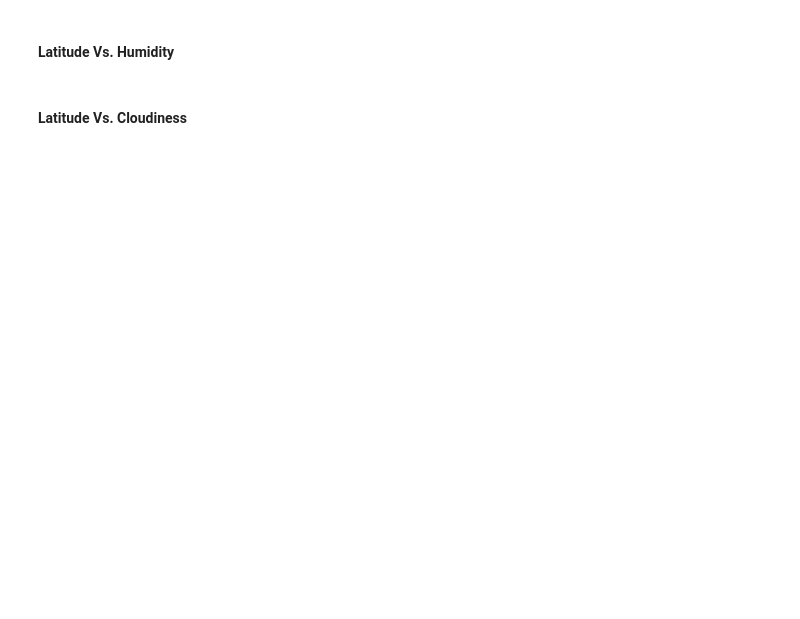
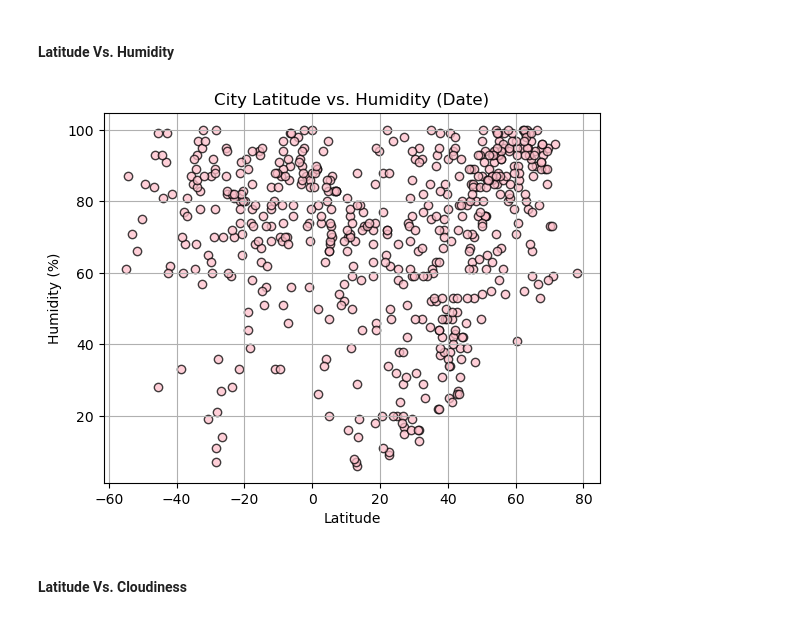
Before and after one commit to ThatCoryGirl/API-world-weather-challenge, a Jupyter notebook: Resources/WeatherPy.ipynb, the cells around one changed output. Saved outputs shown, nothing was run; the diff lists cells and outputs as text; code cells hidden in the pictures; blank space fills up the shorter version.

```diff
--- a/Resources/WeatherPy.ipynb
+++ b/Resources/WeatherPy.ipynb
@@ -165,17 +211,22 @@ plt.show()
 # %% [markdown]
 #### Latitude Vs. Humidity
 # %%
-# Build the scatter plots for latitude vs. humidity
-# YOUR CODE HERE
+# Build the scatter plot for latitude vs. humidity
+plt.scatter(city_data_df["Lat"], city_data_df["Humidity"], edgecolors="black", color="pink", alpha=0.75)
 
 # Incorporate the other graph properties
-# YOUR CODE HERE
+plt.title("City Latitude vs. Humidity (Date)")
+plt.xlabel("Latitude")
+plt.ylabel("Humidity (%)")
+plt.grid(True)
 
 # Save the figure
 plt.savefig("output_data/Fig2.png")
 
 # Show plot
 plt.show()
+# %% [output]
+[figure, added]
 # %% [markdown]
 #### Latitude Vs. Cloudiness
 # %%
```
Also changed, not shown: parts of 37 cells of this notebook, 13 other files.
